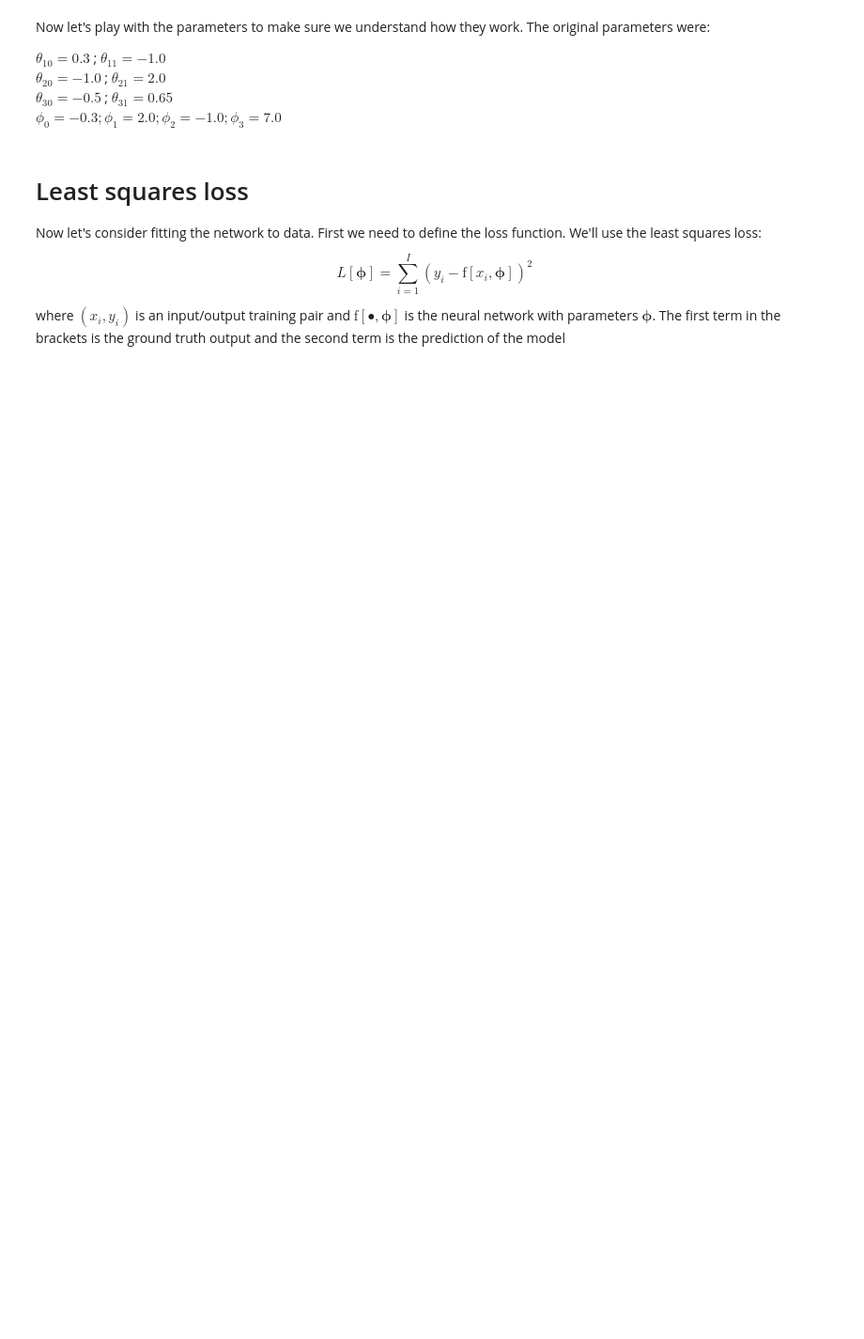
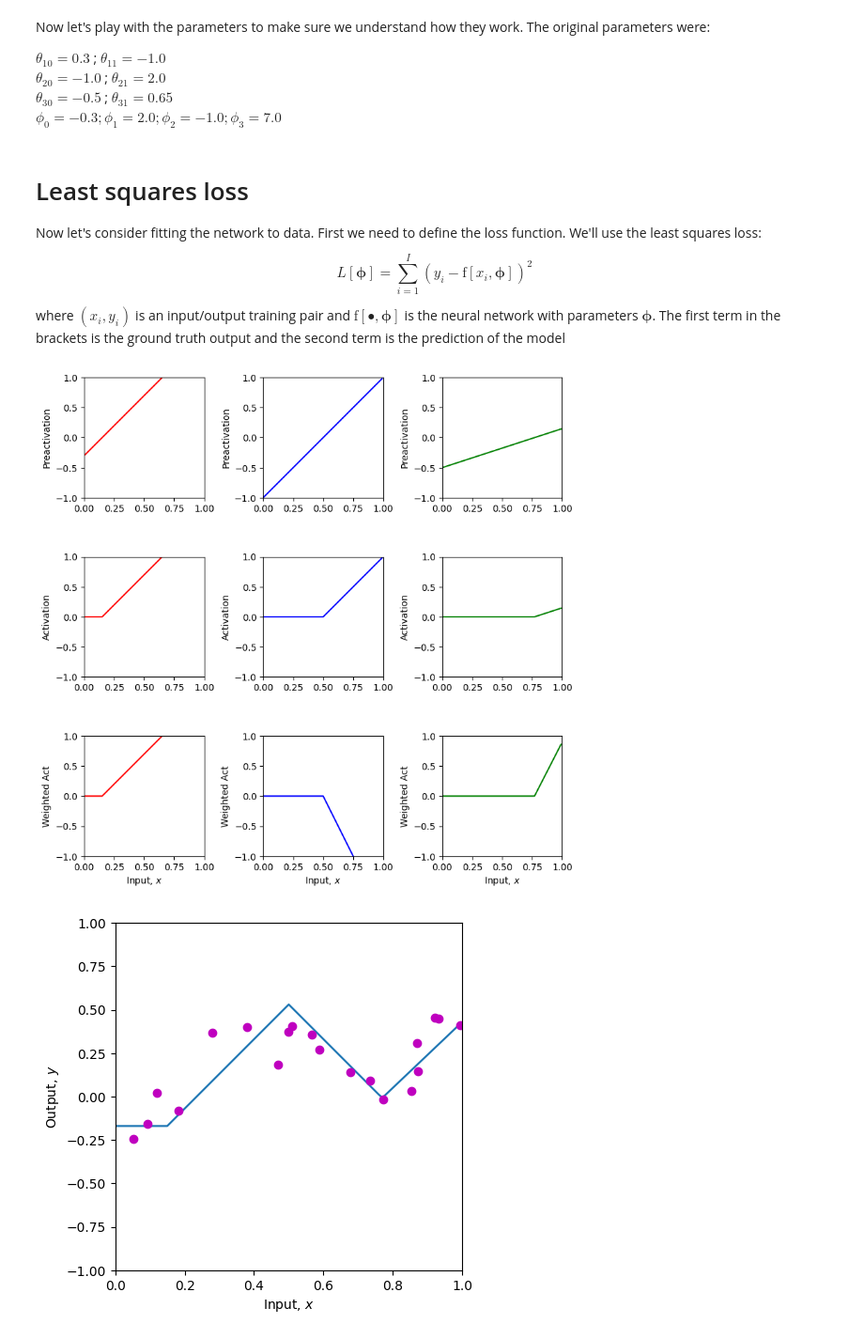
Before and after one commit to CristianEyebrow/CSCI_167, a Jupyter notebook: Notes_3_1.ipynb, the cells around one changed output. Shown at 94% size. Saved outputs shown, nothing was run; the diff lists cells and outputs as text; code cells hidden in the pictures; blank space fills up the shorter version.

```diff
--- a/Notes_3_1.ipynb
+++ b/Notes_3_1.ipynb
@@ -179,43 +186,45 @@ def least_squares_loss(y_train, y_predict):
   # differences between the real values of y and the predicted values from the model f[x_i,phi]
   # (see figure 2.2 of the book)
   # you will need to use the function np.sum
-  loss = 0
-
+  loss = np.sum((y_train- y_predict)**2)
   return loss
 # %%
 # Now lets define some parameters, run the neural network, and compute the loss
-theta_10 =  0.3 ; theta_11 = -1.0
+theta_10 =  -0.3 ; theta_11 = 2.0
 theta_20 = -1.0  ; theta_21 = 2.0
 theta_30 = -0.5  ; theta_31 = 0.65
-phi_0 = -0.3; phi_1 = 2.0; phi_2 = -1.0; phi_3 = 7.0
+phi_0 = -0.17; phi_1 = 1.0; phi_2 = -2.0; phi_3 = 6.0
 
 # Define a range of input values
 x = np.arange(0,1,0.01)
 
 x_train = np.array([0.09291784,0.46809093,0.93089486,0.67612654,0.73441752,0.86847339,\
                    0.49873225,0.51083168,0.18343972,0.99380898,0.27840809,0.38028817,\
                    0.12055708,0.56715537,0.92005746,0.77072270,0.85278176,0.05315950,\
                    0.87168699,0.58858043])
 y_train = np.array([-0.15934537,0.18195445,0.451270150,0.13921448,0.09366691,0.30567674,\
                     0.372291170,0.40716968,-0.08131792,0.41187806,0.36943738,0.3994327,\
                     0.019062570,0.35820410,0.452564960,-0.0183121,0.02957665,-0.24354444, \
                     0.148038840,0.26824970])
 
 # We run the neural network for each of these input values
 y, pre_1, pre_2, pre_3, act_1, act_2, act_3, w_act_1, w_act_2, w_act_3 = \
     shallow_1_1_3(x, ReLU, phi_0,phi_1,phi_2,phi_3, theta_10, theta_11, theta_20, theta_21, theta_30, theta_31)
 # And then plot it
 plot_neural(x, y, pre_1, pre_2, pre_3, act_1, act_2, act_3, w_act_1, w_act_2, w_act_3, plot_all=True, x_data = x_train, y_data = y_train)
 
 # Run the neural network on the training data
 y_predict, *_ = shallow_1_1_3(x_train, ReLU, phi_0,phi_1,phi_2,phi_3, theta_10, theta_11, theta_20, theta_21, theta_30, theta_31)
 
 # Compute the least squares loss and print it out
 loss = least_squares_loss(y_train,y_predict)
 print('Your Loss = %3.3f, True value = 9.385'%(loss))
 
 # TODO.  Manipulate the parameters (by hand!) to make the function
 # fit the data better and try to reduce the loss to as small a number
 # as possible.  The best that I could do was 0.181
 # Tip... start by manipulating phi_0.
 # It's not that easy, so don't spend too much time on this!
+# %% [output]
+[figure, added]
+[figure, added]
```
Also changed, not shown: parts of 6 cells of this notebook.
